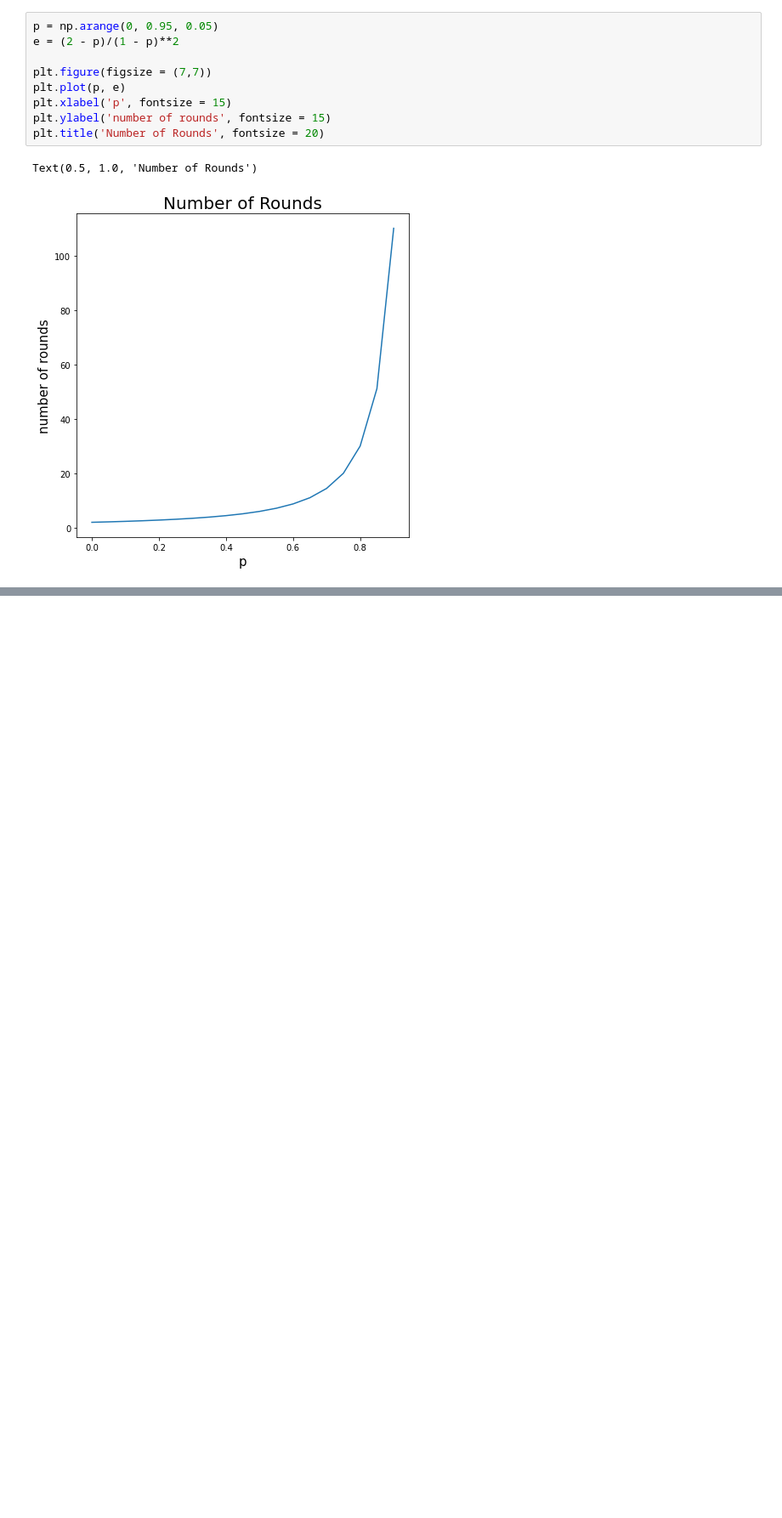
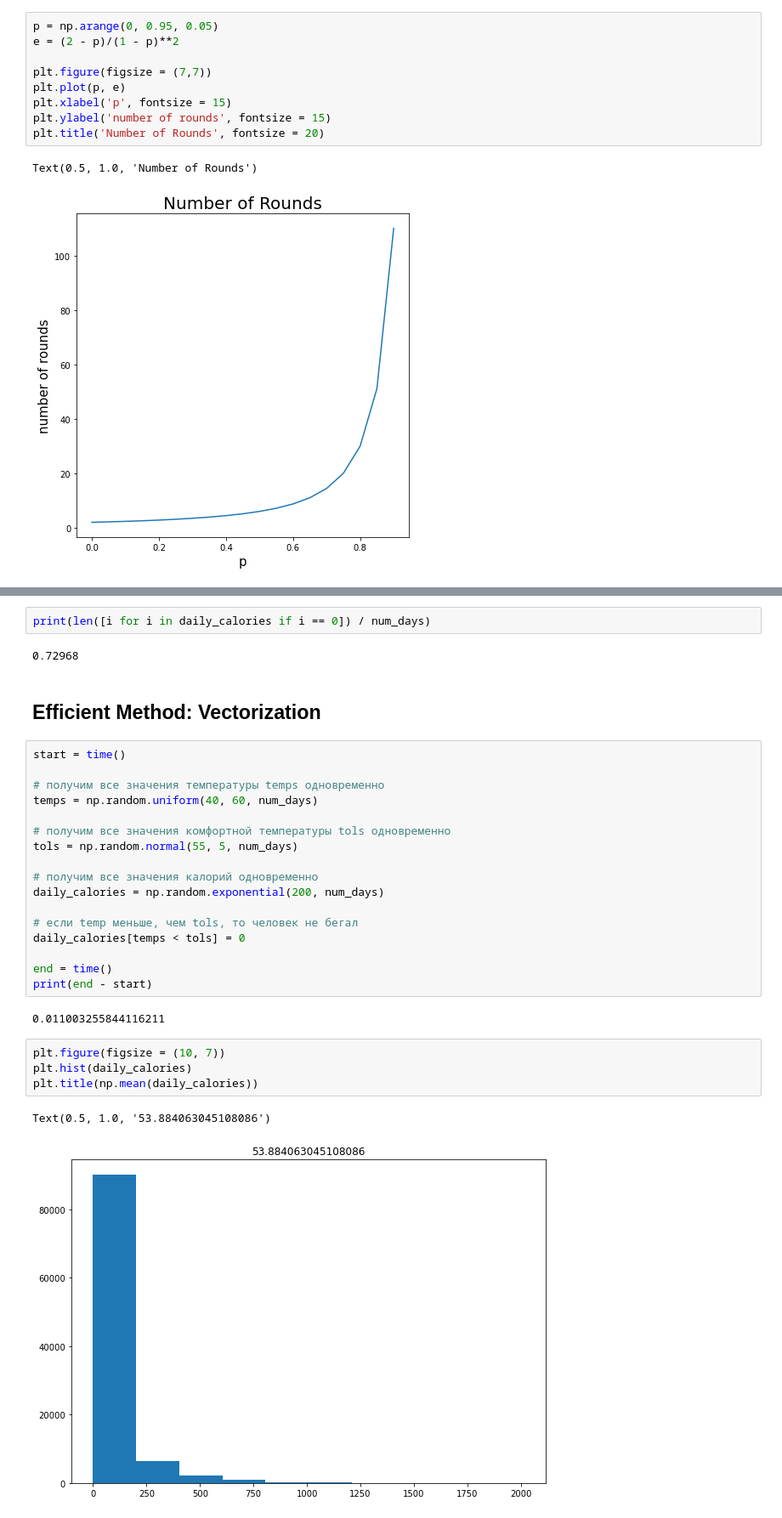
Before and after one commit to vdvorian/gradientDescent, a Jupyter notebook: monte carlo 1.ipynb, the cells around one changed output, grey strips where cells are left out. Shown: that part at 85% size. Cells and saved outputs as stored; diff of their text form; blank space fills up the shorter version.

```diff
--- a/monte carlo 1.ipynb
+++ b/monte carlo 1.ipynb
@@ -111,0 +194,32 @@ final_result(0.7)
+# %%
+print(len([i for i in daily_calories if i == 0]) / num_days)
+# %% [output]
+0.72968
+# %% [markdown]
+## Efficient Method: Vectorization
+# %%
+start = time()
+
+# получим все значения температуры temps одновременно
+temps = np.random.uniform(40, 60, num_days)
+
+# получим все значения комфортной температуры tols одновременно
+tols = np.random.normal(55, 5, num_days)
+
+# получим все значения калорий одновременно
+daily_calories = np.random.exponential(200, num_days)
+
+# если temp меньше, чем tols, то человек не бегал
+daily_calories[temps < tols] = 0
+
+end = time()
+print(end - start)
+# %% [output]
+0.011003255844116211
+# %%
+plt.figure(figsize = (10, 7))
+plt.hist(daily_calories)
+plt.title(np.mean(daily_calories))
+# %% [output]
+Text(0.5, 1.0, '53.884063045108086')
+[figure, added]
```
Also changed, not shown: parts of 14 cells of this notebook.
